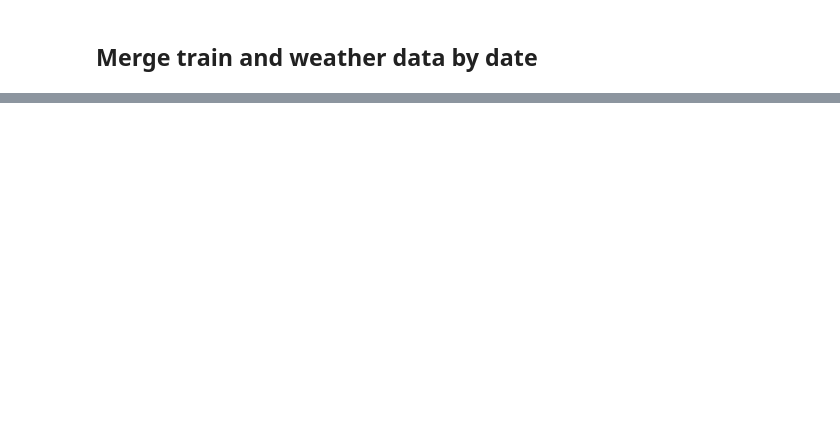
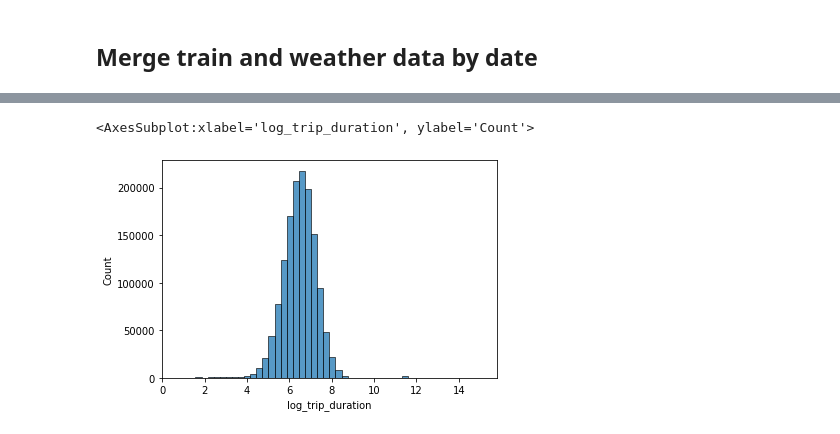
Before and after one commit to ivanshin/-KAGGLE-Taxi, a Jupyter notebook: notebook.ipynb, the cells around one changed output, grey strips where cells are left out. Cells and saved outputs as stored; diff of their text form; code cells hidden in the pictures; blank space fills up the shorter version.

```diff
--- a/notebook.ipynb
+++ b/notebook.ipynb
@@ -219,0 +334,9 @@ weather['snow depth'] = weather['snow depth'].astype('float')
+# %%
+# log target value
+
+df_new = df_new.assign(log_trip_duration= np.log(df_new.trip_duration + 1))
+# %%
+sns.histplot(data= df_new, x= df_new.log_trip_duration, bins= 50)
+# %% [output]
+<AxesSubplot:xlabel='log_trip_duration', ylabel='Count'>
+[figure, added]
```
Also changed, not shown: parts of 19 cells of this notebook.
